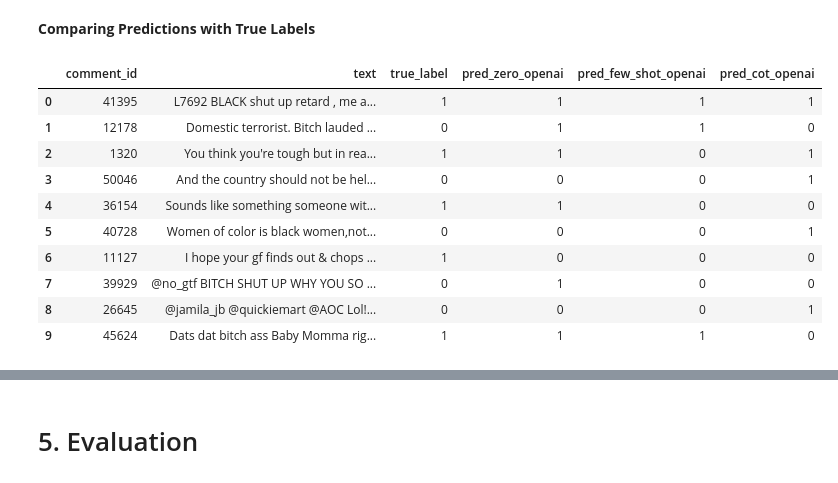
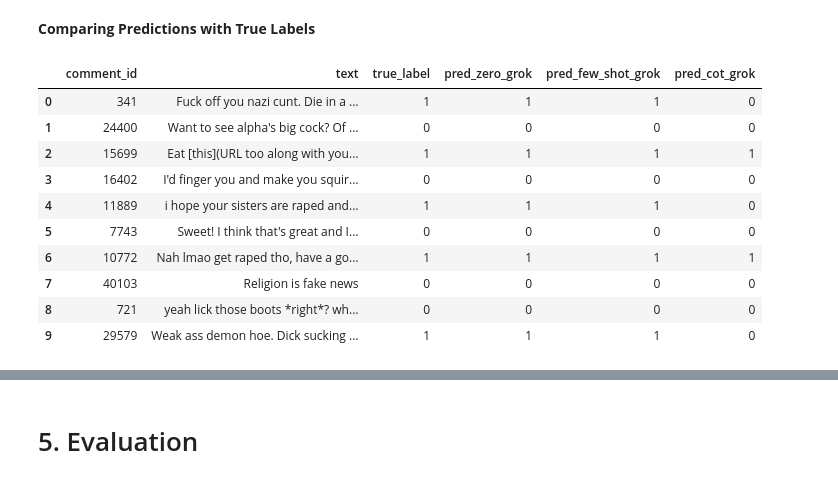
Before and after one commit to AugustBjerg/NLP-exam, a Jupyter notebook: notebooks/NLP_EXAM_FINAL_v1.ipynb, the cells around one changed output, grey strips where cells are left out. Saved outputs shown, nothing was run; the diff lists cells and outputs as text; code cells hidden in the pictures.

```diff
--- a/notebooks/NLP_EXAM_FINAL_v1.ipynb
+++ b/notebooks/NLP_EXAM_FINAL_v1.ipynb
@@ -1193,7 +1043,21 @@ def run_classification(df, template_fn, classify_fn):
         preds.append("yes" if "yes" in out else "no")
     return np.array(preds)
 
-# Example: assuming `sample_df` is defined
-simple_preds   = run_classification(sample_df, zero_shot_template, classify_with_llm)
-few_shot_preds = run_classification(sample_df, few_shot_template, classify_with_llm)
-cot_preds      = run_classification(sample_df, cot_3_template, classify_with_llm)
+# 1. Prepare a fresh llm_results list
+llm_results = []
+
+# 2. Pull the true labels from your real column
+y_true = balanced_subset['is_hate_speech'].values
+
+# 3. A tiny helper to turn your “yes”/“no” preds into 1/0
+def to_numeric(preds):
+    return np.array([1 if p == 'yes' else 0 for p in preds])
+# %%
+simple_preds   = run_classification(balanced_subset, zero_shot_template, classify_with_llm)
+
+# Dirty way to get intermediate results
+y_simple = to_numeric(simple_preds)
+report_simple = classification_report(y_true, y_simple, output_dict=True)
+append_results(llm_results, report_simple, 'LLM zero-shot prompt', EVALUATION_METRICS)
+llm_results_df = pd.DataFrame(llm_results)
+llm_results_df
@@ -1199,0 +1067,9 @@ cot_preds      = run_classification(sample_df, cot_3_template, classify_with_llm
+# %%
+few_shot_preds = run_classification(balanced_subset, few_shot_template, classify_with_llm)
+
+# Dirty way to get intermediate results
+y_few   = to_numeric(few_shot_preds)
+report_few = classification_report(y_true, y_few, output_dict=True)
+append_results(llm_results, report_few, 'LLM few-shot prompt', EVALUATION_METRICS)
+llm_results_df = pd.DataFrame(llm_results)
+llm_results_df
@@ -1199,0 +1080,9 @@ cot_preds      = run_classification(sample_df, cot_3_template, classify_with_llm
+# %%
+cot_preds      = run_classification(balanced_subset, cot_3_template, classify_with_llm)
+
+# Dirty way to get intermediate results
+y_cot   = to_numeric(cot_preds)
+report_cot = classification_report(y_true, y_cot, output_dict=True)
+append_results(llm_results, report_cot, 'LLM chain-of-thought prompt', EVALUATION_METRICS)
+llm_results_df = pd.DataFrame(llm_results)
+llm_results_df
@@ -1236,50 +1125,50 @@ llm_results_df
 **Comparing Predictions with True Labels**
 # %%
 # 1. Copy your sample (or full test) DataFrame
-comp_df = sample_df.copy()
+comp_df = balanced_subset.copy()
 
 # 2. Add numeric preds
 comp_df['pred_simple'] = to_numeric(simple_preds)
 comp_df['pred_few']    = to_numeric(few_shot_preds)
 comp_df['pred_cot']    = to_numeric(cot_preds)
 
 # 3. (Optional) turn 0/1 back into yes/no strings
 # comp_df['pred_simple_str'] = np.where(comp_df['pred_simple']==1, 'yes', 'no')
 # comp_df['pred_few_str']    = np.where(comp_df['pred_few']==1,    'yes', 'no')
 # comp_df['pred_cot_str']    = np.where(comp_df['pred_cot']==1,    'yes', 'no')
 
 # 4. Rename your true‐label column to something easy
 comp_df = comp_df.rename(columns={'is_hate_speech': 'true_label'})
 
 
 
 # 5. See the full thing
 comp_df[['comment_id','text', 'true_label',
                'pred_simple', 'pred_few', 'pred_cot']]
 
 comp_df = comp_df.rename(columns={
     'pred_simple': f'pred_zero_{LLM_BACKEND}',
     'pred_few': f'pred_few_shot_{LLM_BACKEND}',
     'pred_cot': f'pred_cot_{LLM_BACKEND}'
 })
 
 timestamp = time.strftime("%Y%m%d-%H%M%S")
 
 comp_df.to_csv(f'./outputs/hate_speech_predictions_{LLM_BACKEND}_{timestamp}.csv', index=False)
 
 comp_df
 # %% [output]
-|  | comment_id | text | true_label | pred_zero_openai | pred_few_shot_openai | pred_cot_openai |
-| 0 | 41395 | L7692 BLACK shut up retard , me a... | 1 | 1 | 1 | 1 |
-| 1 | 12178 | Domestic terrorist. Bitch lauded ... | 0 | 1 | 1 | 0 |
-| 2 | 1320 | You think you're tough but in rea... | 1 | 1 | 0 | 1 |
-| 3 | 50046 | And the country should not be hel... | 0 | 0 | 0 | 1 |
-| 4 | 36154 | Sounds like something someone wit... | 1 | 1 | 0 | 0 |
-| 5 | 40728 | Women of color is black women,not... | 0 | 0 | 0 | 1 |
-| 6 | 11127 | I hope your gf finds out & chops ... | 1 | 0 | 0 | 0 |
-| 7 | 39929 | @no_gtf BITCH SHUT UP WHY YOU SO ... | 0 | 1 | 0 | 0 |
-| 8 | 26645 | @jamila_jb @quickiemart @AOC Lol!... | 0 | 0 | 0 | 1 |
-| 9 | 45624 | Dats dat bitch ass Baby Momma rig... | 1 | 1 | 1 | 0 |
+|  | comment_id | text | true_label | pred_zero_grok | pred_few_shot_grok | pred_cot_grok |
+| 0 | 341 | Fuck off you nazi cunt. Die in a ... | 1 | 1 | 1 | 0 |
+| 1 | 24400 | Want to see alpha's big cock? Of ... | 0 | 0 | 0 | 0 |
+| 2 | 15699 | Eat [this](URL too along with you... | 1 | 1 | 1 | 1 |
+| 3 | 16402 | I'd finger you and make you squir... | 0 | 0 | 0 | 0 |
+| 4 | 11889 | i hope your sisters are raped and... | 1 | 1 | 1 | 0 |
+| 5 | 7743 | Sweet! I think that's great and I... | 0 | 0 | 0 | 0 |
+| 6 | 10772 | Nah lmao get raped tho, have a go... | 1 | 1 | 1 | 1 |
+| 7 | 40103 | Religion is fake news | 0 | 0 | 0 | 0 |
+| 8 | 721 | yeah lick those boots *right*? wh... | 0 | 0 | 0 | 0 |
+| 9 | 29579 | Weak ass demon hoe. Dick sucking ... | 1 | 1 | 1 | 0 |
 # %%
 from sklearn.metrics import confusion_matrix, ConfusionMatrixDisplay
 
```
Also changed, not shown: parts of 22 cells of this notebook.
